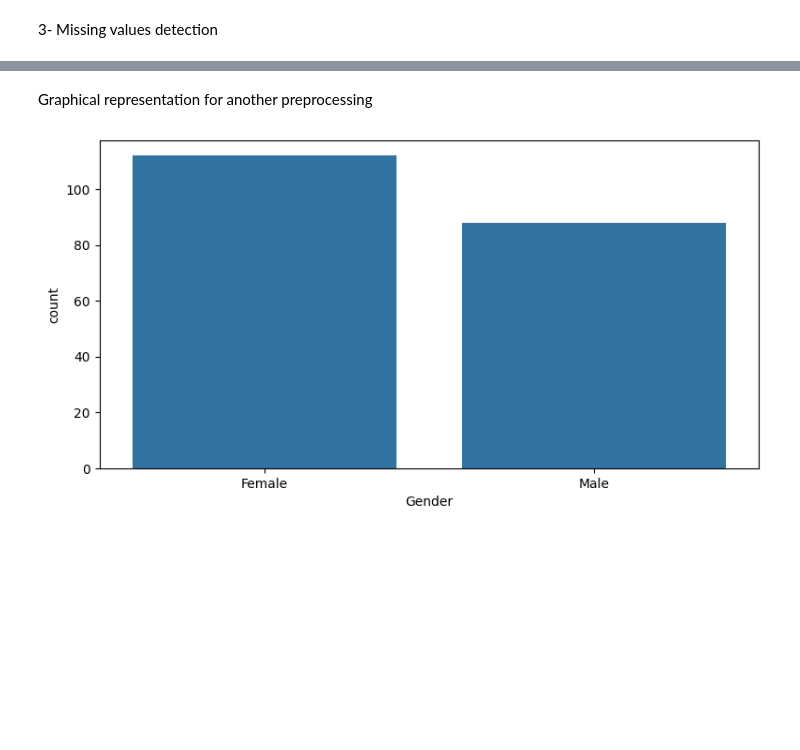
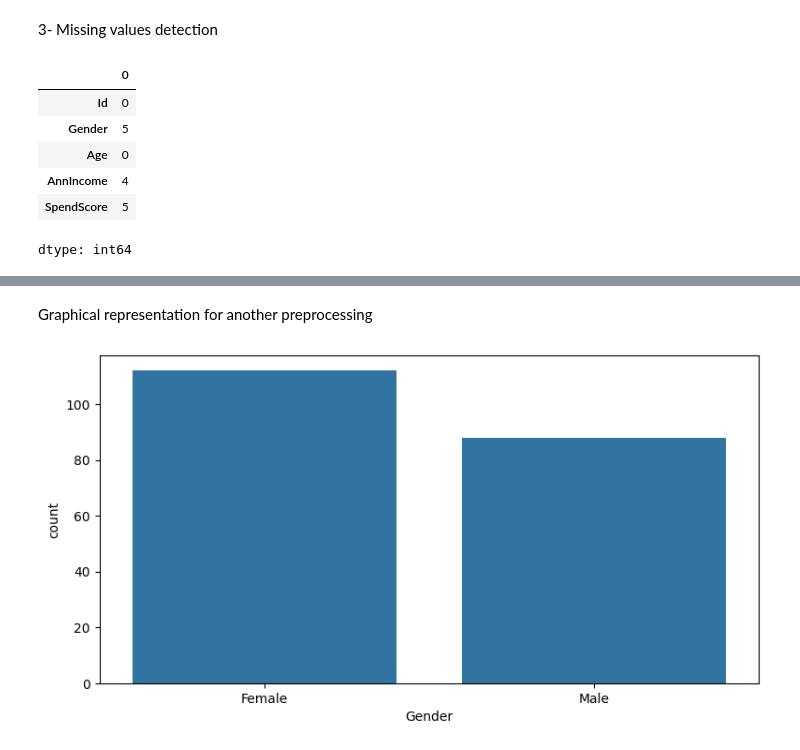
Before and after one commit to sheikhi-a/Big-data-with-Python, a Jupyter notebook: spark_preprocessing_missing_outliers.ipynb, the cells around one changed output, grey strips where cells are left out. Cells and saved outputs as stored; diff of their text form; code cells hidden in the pictures; blank space fills up the shorter version.

```diff
--- a/spark_preprocessing_missing_outliers.ipynb
+++ b/spark_preprocessing_missing_outliers.ipynb
@@ -176,4 +204,36 @@ mann_age=df.select('Age').describe().collect()[1],[1]
 # %% [markdown]
 
 3- Missing values detection
+# %%
+df_pd=df.toPandas()
+df_pd.head(15)
+
+mis_val = df_pd.isnull().sum()
+#df_pd['Gender'] = df_pd['Gender'].replace(["", "NaN", "n/a", "null", " "], np.nan)
+mis_val = df_pd.isnull().sum()
+
+mis_valA = df_pd.AnnIncome.isnull().sum()
+mis_valAge = df_pd.Age.isnull().sum()
+
+
+df_Nomiss=df.na.drop()
+df_Nomiss.count()
+df_n_pd=df_Nomiss.toPandas()
+df_n_pd.isnull().sum()
+
+
+df_Nomiss.groupBy('Gender').count()
+df_Nomiss.groupBy('Gender').count().show()
+
+
+df_Nomiss.groupBy('Gender').count().sort(col("count").desc()).show()
+df_Nomiss.groupBy('Gender').count().sort(col("count").asc()).show()
+# %% [output]
+|  | 0 |
+| Id | 0 |
+| Gender | 5 |
+| Age | 0 |
+| AnnIncome | 4 |
+| SpendScore | 5 |
+dtype: int64
 # %%
```
Also changed, not shown: parts of 16 cells of this notebook.
